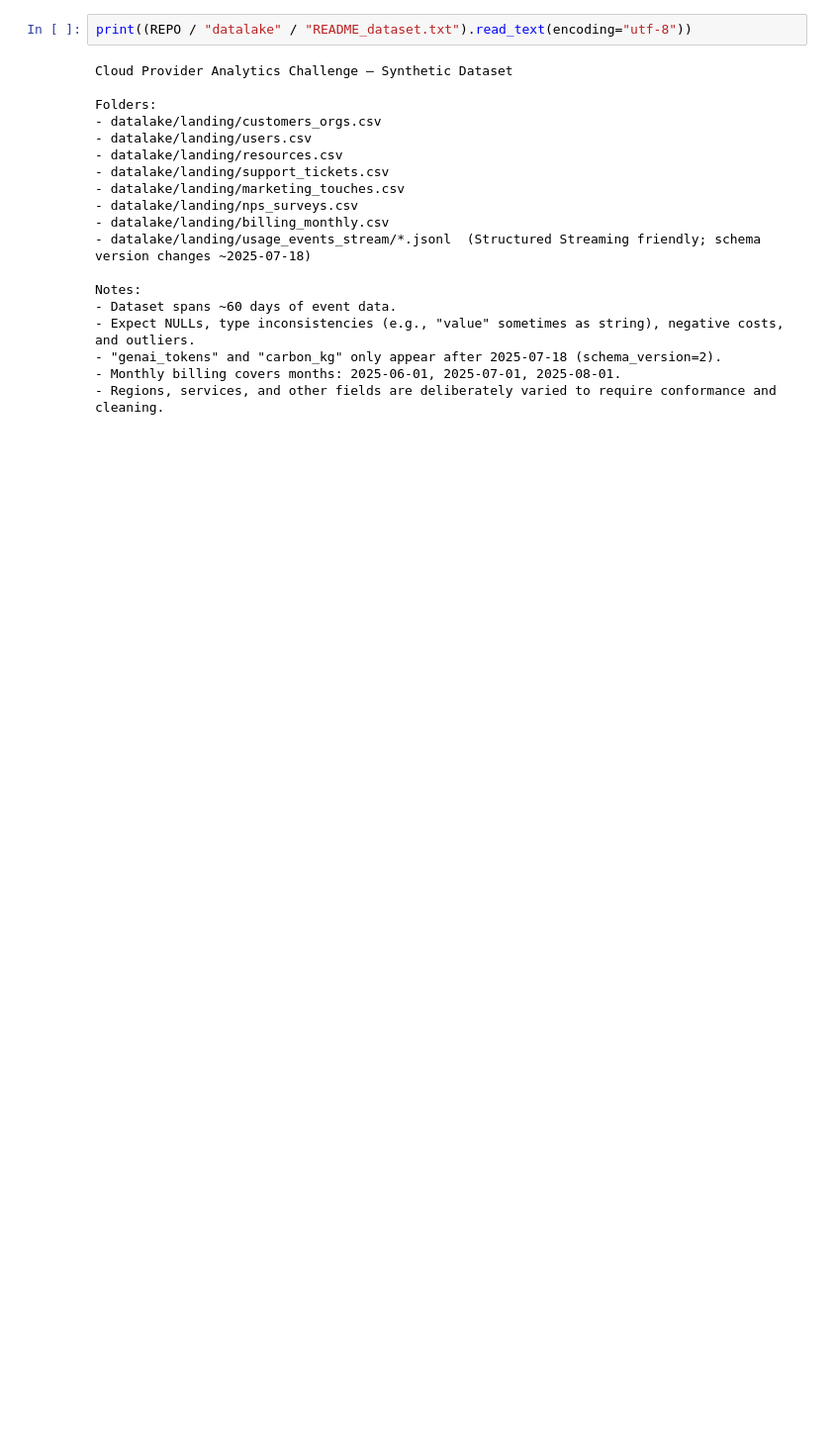
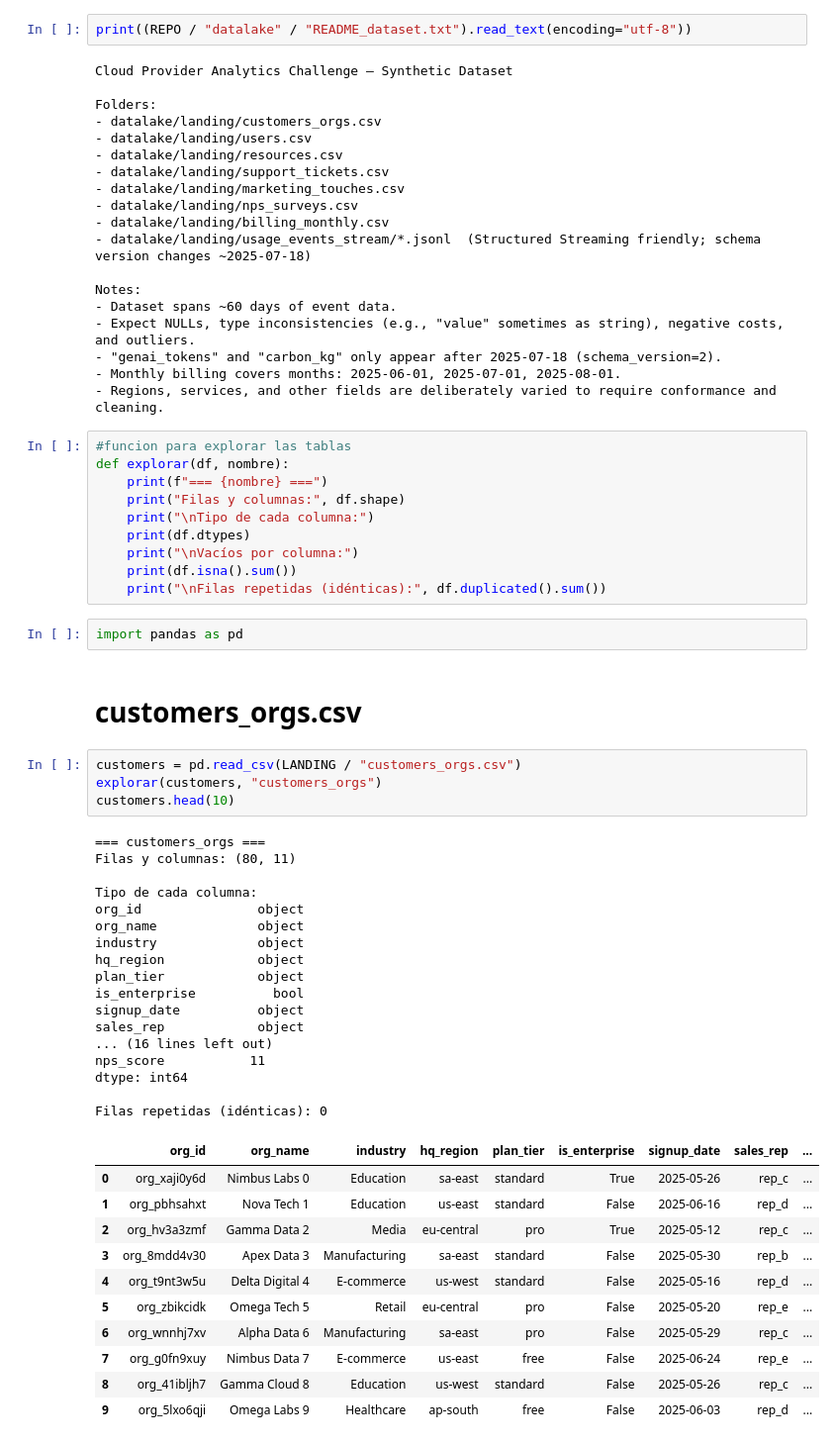
Before and after one commit to hernan-av/proyecto-cloud-analytics, a Jupyter notebook: notebooks/01_exploracion_csv.ipynb, the cells around one changed output. Shown at 99% size. Saved outputs shown, nothing was run; the diff lists cells and outputs as text; blank space fills up the shorter version.

```diff
--- a/notebooks/01_exploracion_csv.ipynb
+++ b/notebooks/01_exploracion_csv.ipynb
@@ -55,3 +48,50 @@ Notes:
 - "genai_tokens" and "carbon_kg" only appear after 2025-07-18 (schema_version=2).
 - Monthly billing covers months: 2025-06-01, 2025-07-01, 2025-08-01.
 - Regions, services, and other fields are deliberately varied to require conformance and cleaning.
+# %%
+#funcion para explorar las tablas
+def explorar(df, nombre):
+    print(f"=== {nombre} ===")
+    print("Filas y columnas:", df.shape)
+    print("\nTipo de cada columna:")
+    print(df.dtypes)
+    print("\nVacíos por columna:")
+    print(df.isna().sum())
+    print("\nFilas repetidas (idénticas):", df.duplicated().sum())
+# %%
+import pandas as pd
+# %% [markdown]
+# customers_orgs.csv
+# %%
+customers = pd.read_csv(LANDING / "customers_orgs.csv")
+explorar(customers, "customers_orgs")
+customers.head(10)
+# %% [output]
+=== customers_orgs ===
+Filas y columnas: (80, 11)
+
+Tipo de cada columna:
+org_id               object
+org_name             object
+industry             object
+hq_region            object
+plan_tier            object
+is_enterprise          bool
+signup_date          object
+sales_rep            object
+... (16 lines left out)
+nps_score           11
+dtype: int64
+
+Filas repetidas (idénticas): 0
+|  | org_id | org_name | industry | hq_region | plan_tier | is_enterprise | signup_date | sales_rep | ... |
+| 0 | org_xaji0y6d | Nimbus Labs 0 | Education | sa-east | standard | True | 2025-05-26 | rep_c | ... |
+| 1 | org_pbhsahxt | Nova Tech 1 | Education | us-east | standard | False | 2025-06-16 | rep_d | ... |
+| 2 | org_hv3a3zmf | Gamma Data 2 | Media | eu-central | pro | True | 2025-05-12 | rep_c | ... |
+| 3 | org_8mdd4v30 | Apex Data 3 | Manufacturing | sa-east | standard | False | 2025-05-30 | rep_b | ... |
+| 4 | org_t9nt3w5u | Delta Digital 4 | E-commerce | us-west | standard | False | 2025-05-16 | rep_d | ... |
+| 5 | org_zbikcidk | Omega Tech 5 | Retail | eu-central | pro | False | 2025-05-20 | rep_e | ... |
+| 6 | org_wnnhj7xv | Alpha Data 6 | Manufacturing | sa-east | pro | False | 2025-05-29 | rep_c | ... |
+| 7 | org_g0fn9xuy | Nimbus Data 7 | E-commerce | us-east | free | False | 2025-06-24 | rep_e | ... |
+| 8 | org_41ibljh7 | Gamma Cloud 8 | Education | us-west | standard | False | 2025-05-26 | rep_c | ... |
+| 9 | org_5lxo6qji | Omega Labs 9 | Healthcare | ap-south | free | False | 2025-06-03 | rep_d | ... |
```
Also changed, not shown: parts of 80 cells of this notebook.
